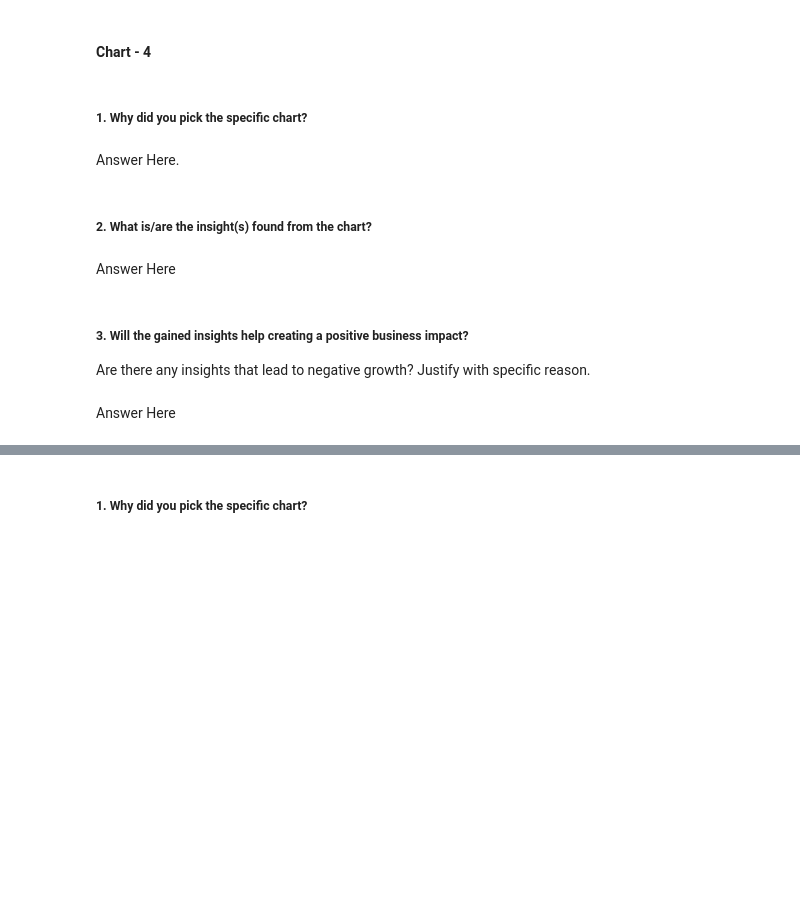
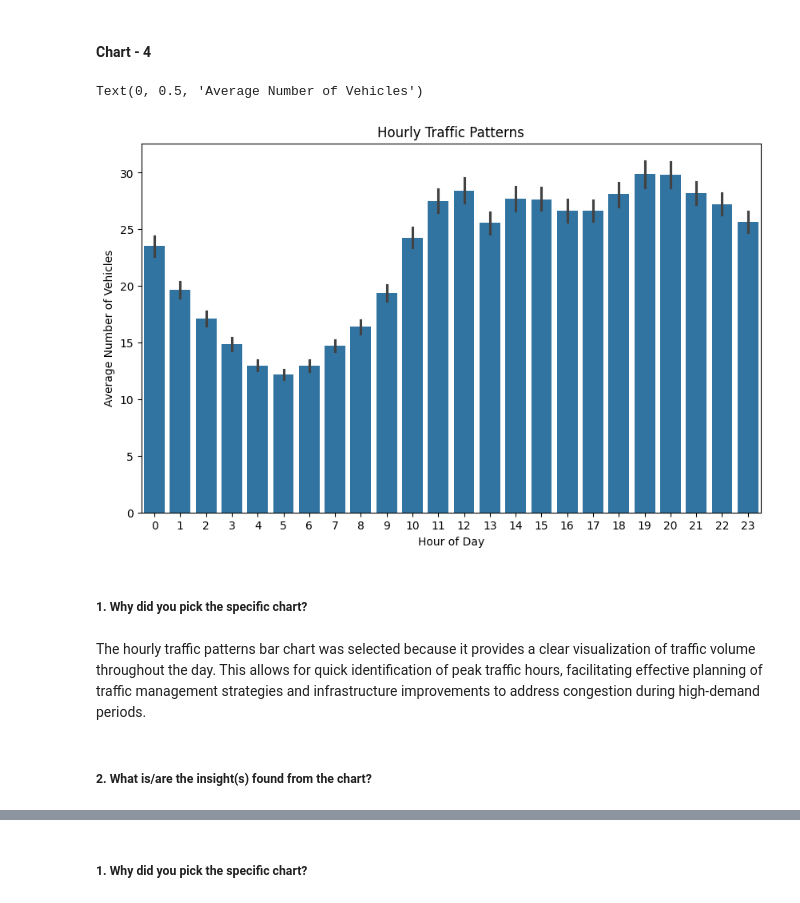
Before and after one commit to Mostaqul143/Upskill-Campas, a Jupyter notebook: Traffic Prediction.ipynb, the cells around one changed output, grey strips where cells are left out. Saved outputs shown, nothing was run; the diff lists cells and outputs as text; code cells hidden in the pictures; blank space fills up the shorter version.

```diff
--- a/Traffic Prediction.ipynb
+++ b/Traffic Prediction.ipynb
@@ -369,13 +384,17 @@ Answer Here
+# %%
+# Hourly Traffic Patterns
+
+plt.figure(figsize=(10, 6))
+bar_plot = sns.barplot(data=train_df, x='Hour', y='Vehicles')
+plt.title('Hourly Traffic Patterns')
+plt.xlabel('Hour of Day')
+plt.ylabel('Average Number of Vehicles')
+# %% [output]
+Text(0, 0.5, 'Average Number of Vehicles')
+[figure, added]
 # %% [markdown]
 ##### 1. Why did you pick the specific chart?
-# %% [markdown]
-Answer Here.
+# %% [markdown]
+The hourly traffic patterns bar chart was selected because it provides a clear visualization of traffic volume throughout the day. This allows for quick identification of peak traffic hours, facilitating effective planning of traffic management strategies and infrastructure improvements to address congestion during high-demand periods.
 # %% [markdown]
 ##### 2. What is/are the insight(s) found from the chart?
-# %% [markdown]
-Answer Here
-# %% [markdown]
-##### 3. Will the gained insights help creating a positive business impact?
-Are there any insights that lead to negative growth? Justify with specific reason.
-# %% [markdown]
-Answer Here
```
Also changed, not shown: parts of 213 cells of this notebook.
